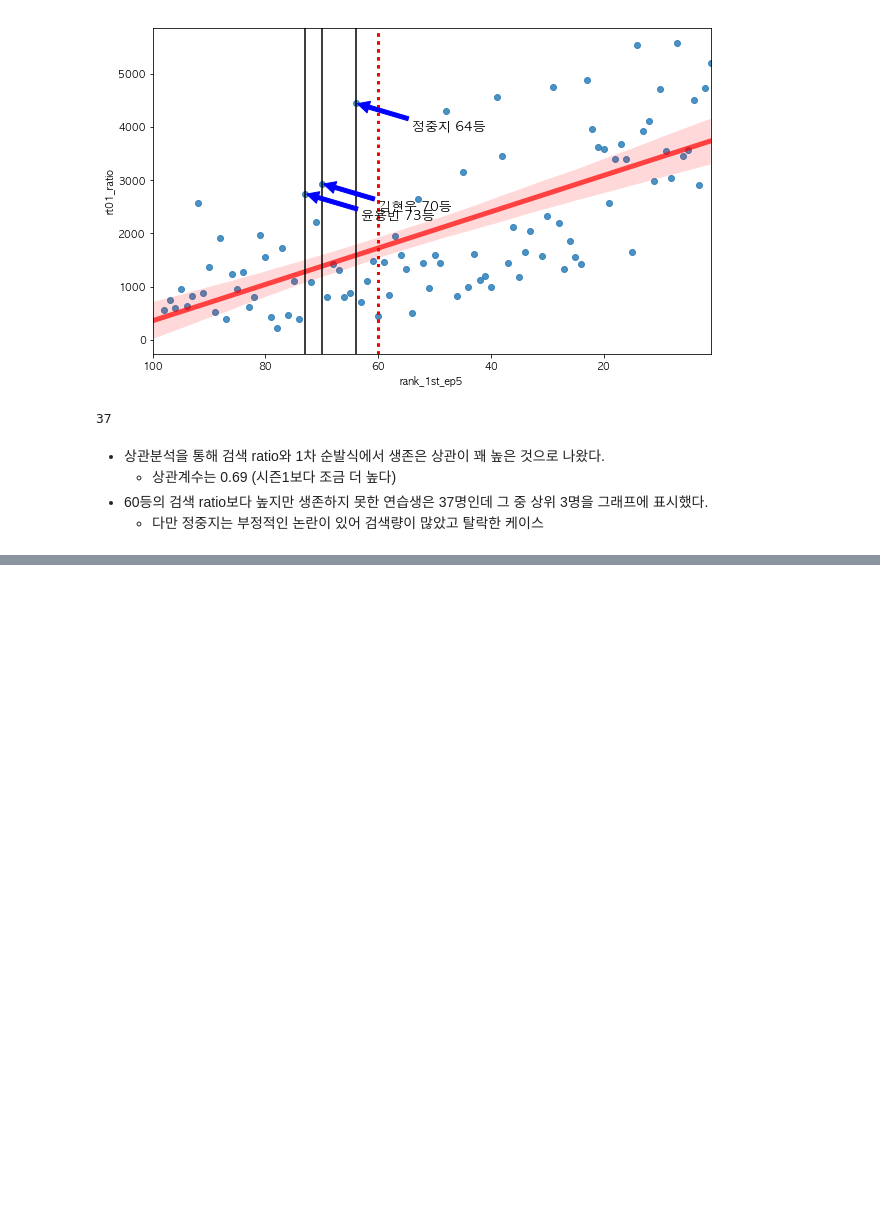
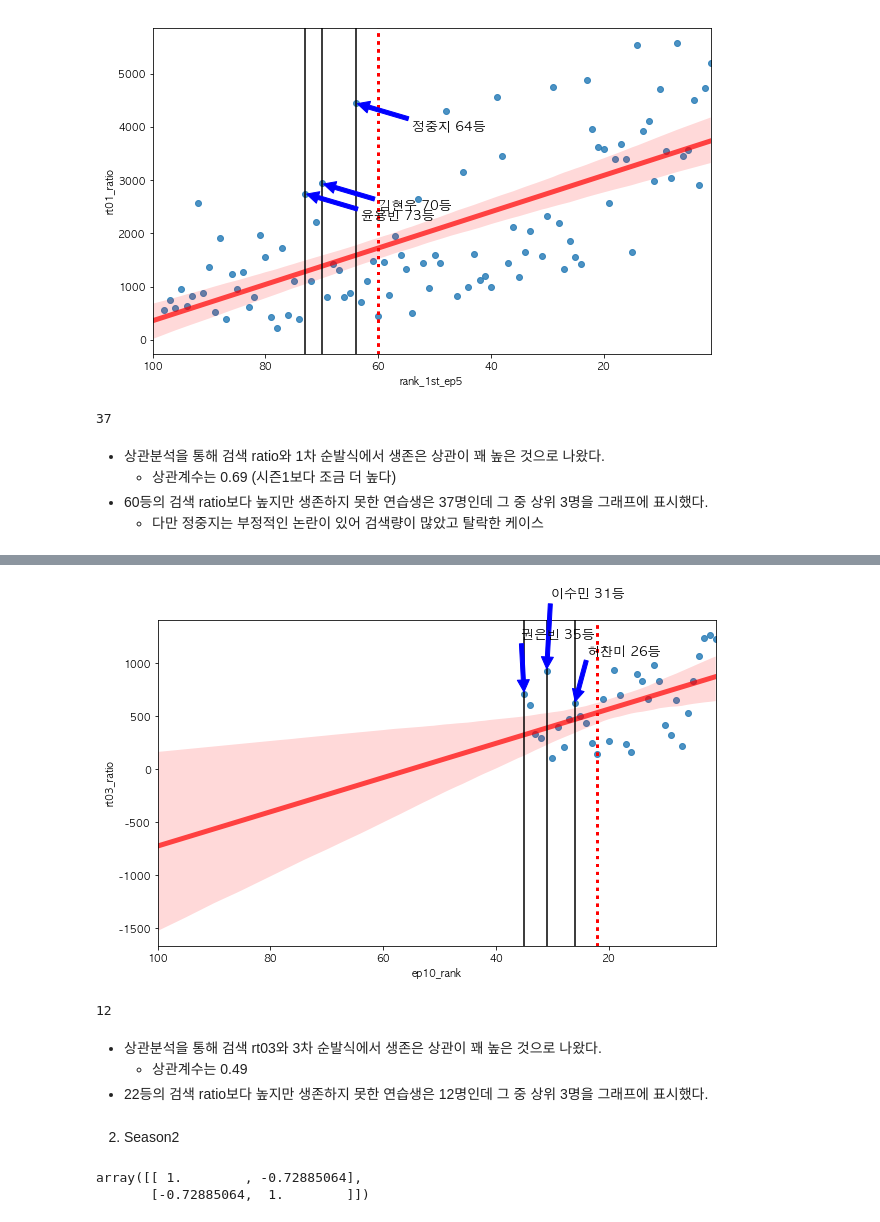
Before and after one commit to Juuhyung0421/pd101, a Jupyter notebook: pd101_corrcoef.ipynb, the cells around one changed output, grey strips where cells are left out. Saved outputs shown, nothing was run; the diff lists cells and outputs as text; code cells hidden in the pictures; blank space fills up the shorter version.

```diff
--- a/pd101_corrcoef.ipynb
+++ b/pd101_corrcoef.ipynb
@@ -309,0 +312,60 @@ sns.regplot(x = total_20['final_rank'] ,
+# %%
+out = s1[s1['ep10_rank'] > 22] # 3차 순발식에서 방출된 연습생
+vertical_range = out[out['rt03_ratio'] >
+                     int(s1[s1[
+                              'ep10_rank'] == 22 # 생존 마지막 순위
+                           ]
+                         ['rt03_ratio'].values)
+                    ].sort_values(by = 'rt03_ratio', ascending = False).head(3) # 상위 3명
+# 즉, 문 닫고 들어간 연습생보다 ratio가 높지만 탈락한 연습생들 중 상위 3명
+
+vline = [vertical_range.index[0],
+         vertical_range.index[1],
+         vertical_range.index[2]]
+# %%
+plt.figure(figsize=(10,6))
+
+x = np.arange(1, 100, 20)
+plt.xlim(100, 1)
+
+sns.regplot(x = s1['ep10_rank'] , y = s1['rt03_ratio'], line_kws = {"color":"r","alpha":0.7,"lw":5})
+
+
+for each in vline:
+    name = s1['name'][each]
+    rank = str(int(s1['ep10_rank'][each]))
+    suffix = '등'
+    total = name + ' ' + rank + suffix
+
+    plt.axvline(x=s1['ep10_rank'][each], color='black') # ratio 상위 3명 관련 axvline
+    plt.annotate(total, xy=(s1['ep10_rank'][each], s1['rt03_ratio'][each]),
+                 xytext=(s1['ep10_rank'][each]*(1.3)-10, s1['rt03_ratio'][each]*(1.8)-50), size=13,
+                 arrowprops=dict(color='blue', shrink=0.03))
+
+    plt.axvline(x = 22, color = 'red', linestyle=':', linewidth= 3) # 2차 순발식 생존 등수
+
+plt.show()
+# %% [output]
+[figure, added]
+# %%
+len(out[out['rt03_ratio'] >
+                     int(s1[s1[
+                              'ep10_rank'] == 22 # 생존 마지막 순위
+                           ]
+                         ['rt03_ratio'].values)
+                    ])
+# %% [output]
+12
+# %% [markdown]
+- 상관분석을 통해 검색 rt03와 3차 순발식에서 생존은 상관이 꽤 높은 것으로 나왔다.
+    - 상관계수는 0.49
+- 22등의 검색 ratio보다 높지만 생존하지 못한 연습생은 12명인데 그 중 상위 3명을 그래프에 표시했다.
+# %% [markdown]
+2. Season2
+# %%
+s2 = s2[s2['ep10_rank']<=35] # 2차 순발식 탈락자는 이후 데이터가 없으므로 제외
+coef_s2rt03 = np.corrcoef(s2['ep10_rank'], s2['rt03_ratio'])
+coef_s2rt03
+# %% [output]
+array([[ 1.        , -0.72885064],
+       [-0.72885064,  1.        ]])
```
Also changed, not shown: parts of 97 cells of this notebook.
